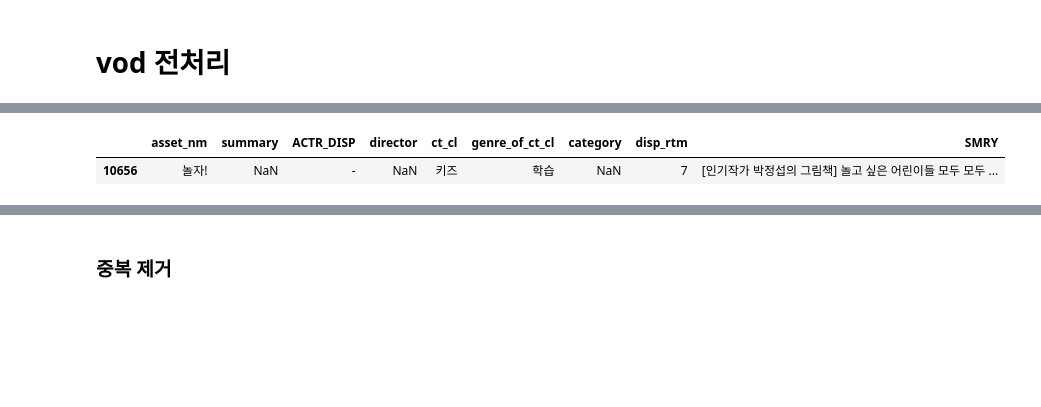
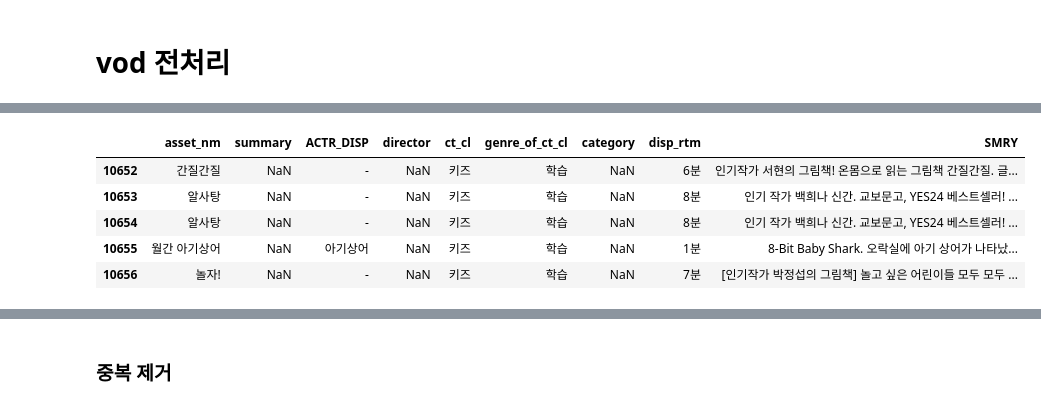
Before and after one commit to LGHV-team1/final-project, a Jupyter notebook: 전처리/vod, content 통합 전처리(크롤링).ipynb, the cells around one changed output, grey strips where cells are left out. Saved outputs shown, nothing was run; the diff lists cells and outputs as text; code cells hidden in the pictures; blank space fills up the shorter version.

```diff
--- a/전처리/vod, content 통합 전처리(크롤링).ipynb
+++ b/전처리/vod, content 통합 전처리(크롤링).ipynb
@@ -205,11 +240,14 @@ def preprocessing_vod(df):
   df['asset_nm'] = df['asset_nm'].str.replace('-', ' ')
   df['asset_nm'] = df['asset_nm'].str.rstrip('.')
 
-  # 회, 회. 제거
+  # 회, 회., 화, 실사판, 무삭제 제거
+  df['asset_nm'] = df['asset_nm'].str.replace(r'실사판', '', regex = True)
+  df['asset_nm'] = df['asset_nm'].str.replace(r'무삭제', '', regex = True)
   df['asset_nm'] = df['asset_nm'].str.replace(r'\d+회$', '', regex=True)
   df['asset_nm'] = df['asset_nm'].str.replace(r'\d+회\.', '', regex=True)
   df['asset_nm'] = df['asset_nm'].str.replace(r'\d+화$', '', regex = True)
   df['asset_nm'] = df['asset_nm'].str.strip()
+  df['asset_nm'] = df['asset_nm'].str.rstrip('.')
 
   # disp_rtm 문자열을 분 단위로 변경
   def convert_runtime(runtime_str):
@@ -220,6 +258,7 @@ def preprocessing_vod(df):
     hours = int(runtime_str.split(':')[0])
     minutes = int(runtime_str.split(':')[1])
     total_minutes = hours * 60 + minutes
+    total_minutes = str(total_minutes) + '분'
     return total_minutes
 
   df['disp_rtm'] = df['disp_rtm'].apply(convert_runtime)
@@ -281,10 +326,14 @@ See the caveats in the documentation: https://pandas.pydata.org/pandas-docs/stab
 # %%
 # 순서 변경
 new_order = ["asset_nm", "summary", "ACTR_DISP", "director", "ct_cl", "genre_of_ct_cl", "category", "disp_rtm","SMRY"]
 vod = vod_89[new_order]
-vod.tail(1)
+vod.tail()
 # %% [output]
 |  | asset_nm | summary | ACTR_DISP | director | ct_cl | genre_of_ct_cl | category | disp_rtm | SMRY |
-| 10656 | 놀자! | NaN | - | NaN | 키즈 | 학습 | NaN | 7 | [인기작가 박정섭의 그림책] 놀고 싶은 어린이들 모두 모두 ... |
+| 10652 | 간질간질 | NaN | - | NaN | 키즈 | 학습 | NaN | 6분 | 인기작가 서현의 그림책! 온몸으로 읽는 그림책 간질간질. 글... |
+| 10653 | 알사탕 | NaN | - | NaN | 키즈 | 학습 | NaN | 8분 | 인기 작가 백희나 신간. 교보문고, YES24 베스트셀러! ... |
+| 10654 | 알사탕 | NaN | - | NaN | 키즈 | 학습 | NaN | 8분 | 인기 작가 백희나 신간. 교보문고, YES24 베스트셀러! ... |
+| 10655 | 월간 아기상어 | NaN | 아기상어 | NaN | 키즈 | 학습 | NaN | 1분 | 8-Bit Baby Shark. 오락실에 아기 상어가 나타났... |
+| 10656 | 놀자! | NaN | - | NaN | 키즈 | 학습 | NaN | 7분 | [인기작가 박정섭의 그림책] 놀고 싶은 어린이들 모두 모두 ... |
 # %%
 vod.columns = ['name', 'Summary', 'actors', 'director', 'BigCategory', 'SmallCategory', 'Category', 'runningtime', 'SMRY']
```
Also changed, not shown: parts of 18 cells of this notebook.
